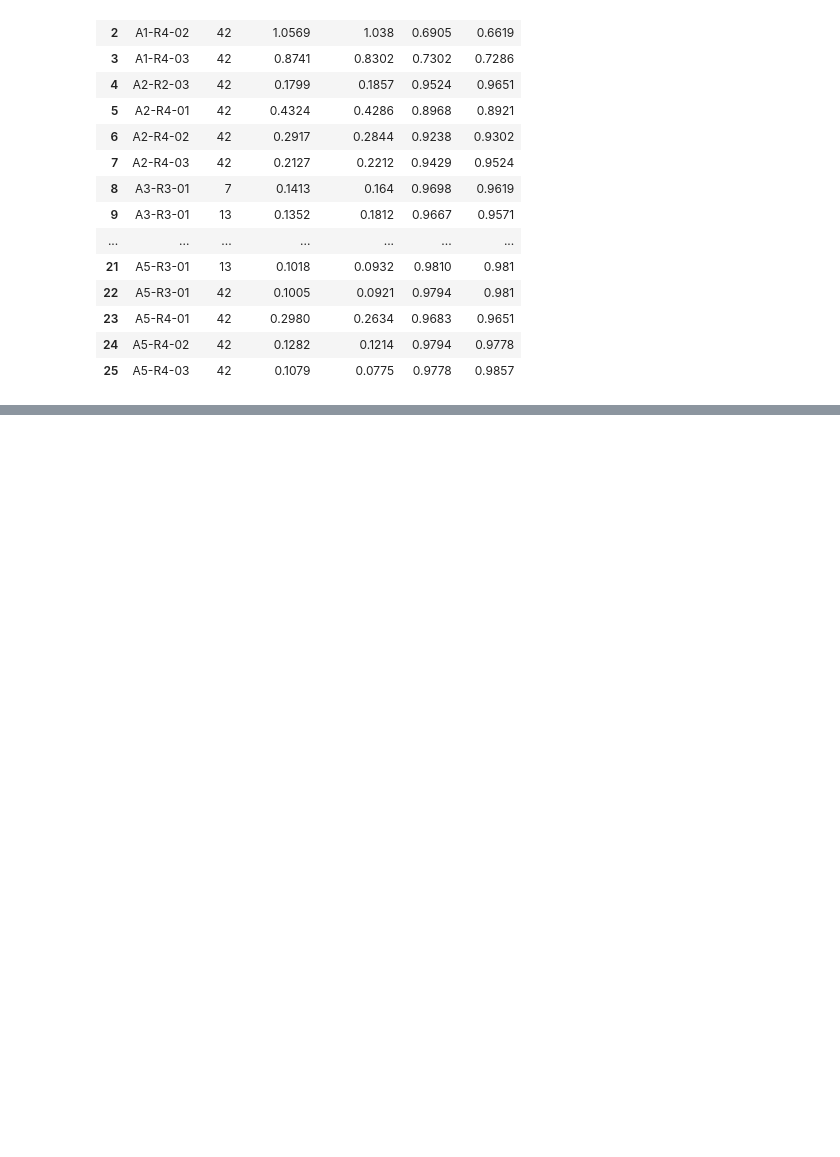
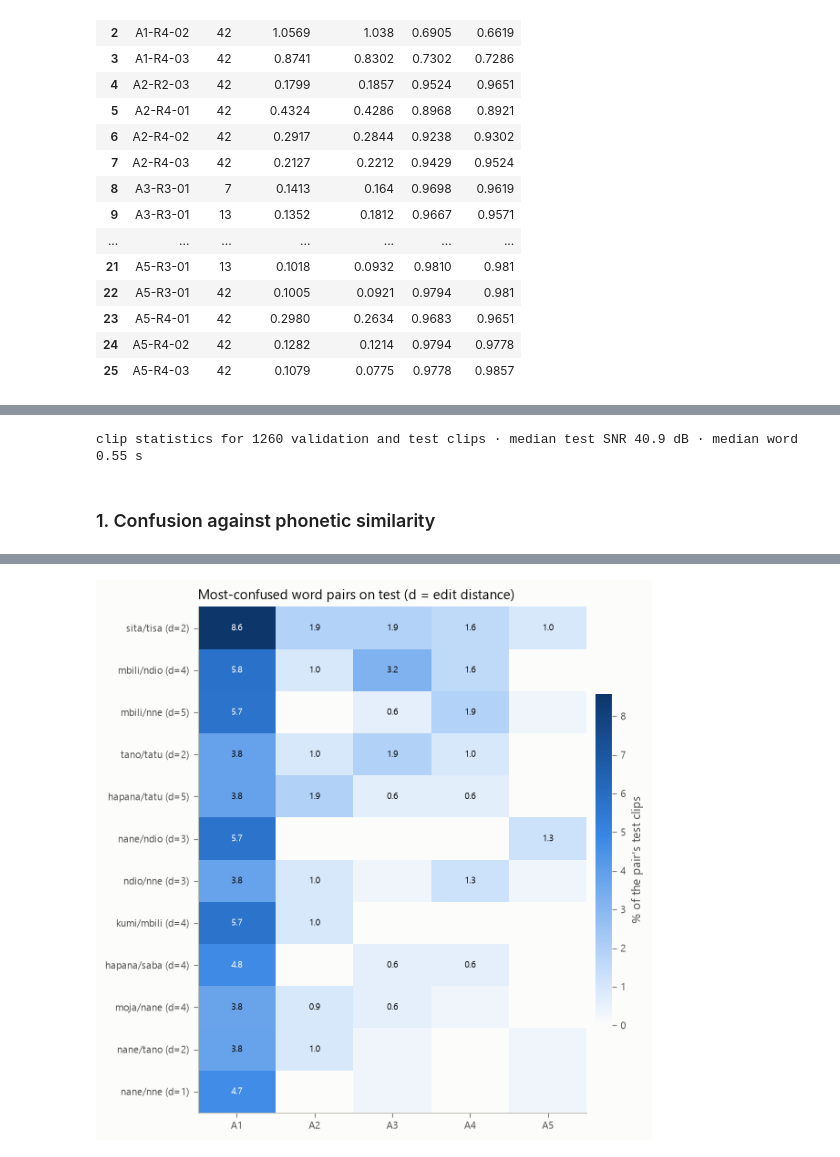
Before and after one commit to Hassan-Adelani-Luqman/nlp-sequential-modeling-group21, a Jupyter notebook: notebooks/06_results_error_analysis.ipynb, the cells around one changed output, grey strips where cells are left out. Cells and saved outputs as stored; diff of their text form; code cells hidden in the pictures; blank space fills up the shorter version.

```diff
--- a/notebooks/06_results_error_analysis.ipynb
+++ b/notebooks/06_results_error_analysis.ipynb
@@ -788,0 +802,75 @@ A5 XLS-R (fine-tuned) & 316M & 13.0 & 871 & 0.093 $\pm$ 0.001 & 98.1 $\pm$ 0.1 &
+# %%
+from joblib import Parallel, delayed
+from scipy.stats import mannwhitneyu, spearmanr
+from sklearn.metrics import confusion_matrix
+from src.features import PRESETS, clip_stats
+from src.plotting import SERIES, blue_cmap
+
+STATS = find("metrics", "clip_stats_eval.csv")
+needed = pd.concat([val, test]).reset_index(drop=True)
+stats = pd.read_csv(STATS) if STATS.exists() else pd.DataFrame()
+if not set(needed.id) <= set(stats.get("id", [])):
+    stats = pd.DataFrame(Parallel(n_jobs=-1)(delayed(clip_stats)(p) for p in needed.path))
+    stats.to_csv(results_dir() / "metrics" / "clip_stats_eval.csv", index=False)
+stats = stats.set_index("id")
+T = stats.loc[test.id].reset_index()            # test clips, in test order
+pred42 = {a: P[a][42].argmax(1) for a in shown}
+conf42 = {a: P[a][42].max(1) for a in shown}
+print(f"clip statistics for {len(stats)} validation and test clips · median test SNR {T.snr_db.median():.1f} dB · "
+      f"median word {T.word_s.median():.2f} s")
+# %% [output]
+clip statistics for 1260 validation and test clips · median test SNR 40.9 dB · median word 0.55 s
+# %% [markdown]
+### 1. Confusion against phonetic similarity
+# %%
+def edit_distance(a, b):
+    '''Levenshtein distance between two spellings (Swahili spelling is close to phonemic), as in the EDA.'''
+    d = np.arange(len(b) + 1)
+    for i, ca in enumerate(a, 1):
+        prev, d[0] = d[0], i
+        for j, cb in enumerate(b, 1):
+            prev, d[j] = d[j], min(d[j] + 1, d[j - 1] + 1, prev + (ca != cb))
+    return int(d[-1])
+
+
+D = np.array([[edit_distance(a, b) for b in NAMES] for a in NAMES])
+PAIRS = [(i, j) for i in range(len(NAMES)) for j in range(i + 1, len(NAMES))]
+
+
+def pair_rates(a):
+    '''Symmetric confusion rate per word pair: clips of either word heard as the other, pooled over seeds.'''
+    cm = sum(confusion_matrix(y_test, P[a][s].argmax(1), labels=range(len(NAMES))) for s in P[a])
+    n = cm.sum(1)
+    return np.array([(cm[i, j] + cm[j, i]) / (n[i] + n[j]) for i, j in PAIRS])
+
+
+rates = {a: pair_rates(a) for a in shown}
+dist = np.array([D[i, j] for i, j in PAIRS])
+rows = []
+for a in shown:
+    rho, p = spearmanr(rates[a], dist)
+    top = [f"{NAMES[PAIRS[k][0]]}/{NAMES[PAIRS[k][1]]} {100 * rates[a][k]:.1f}%" for k in np.argsort(-rates[a])[:3] if rates[a][k] > 0]
+    rows.append({"model": a, "seeds pooled": len(P[a]), "Spearman ρ (rate vs edit distance)": rho, "p": p,
+                 "pairs ever confused": int((rates[a] > 0).sum()), "top confused pairs": "; ".join(top)})
+display(pd.DataFrame(rows).style.format({"Spearman ρ (rate vs edit distance)": "{:+.2f}", "p": "{:.2g}"}).hide(axis="index"))
+
+# The pairs any model confuses most, with their edit distance
+mean_rate = np.mean([rates[a] for a in shown], axis=0)
+top_pairs = [k for k in np.argsort(-mean_rate)[:12] if mean_rate[k] > 0]
+grid = np.array([[100 * rates[a][k] for a in shown] for k in top_pairs])
+fig, ax = plt.subplots(figsize=(6.2, 0.42 * len(top_pairs) + 1.2))
+im = ax.imshow(grid, cmap=blue_cmap(), aspect="auto", vmin=0)
+ax.set_xticks(range(len(shown)), shown)
+ax.set_yticks(range(len(top_pairs)), [f"{NAMES[PAIRS[k][0]]}/{NAMES[PAIRS[k][1]]} (d={dist[k]})" for k in top_pairs])
+ax.grid(False)
+for r in range(grid.shape[0]):
+    for c in range(grid.shape[1]):
+        if grid[r, c] >= 0.5:
+            ax.text(c, r, f"{grid[r, c]:.1f}", ha="center", va="center", fontsize=7.5,
+                    color="white" if grid[r, c] > grid.max() * 0.55 else "#0b0b0b")
+fig.colorbar(im, ax=ax, fraction=0.04, pad=0.02, label="% of the pair's test clips").outline.set_visible(False)
+ax.set_title("Most-confused word pairs on test (d = edit distance)", loc="left")
+fig.tight_layout()
+save_figure(fig, "p8_confused_pairs")
+plt.show()
+# %% [output]
@@ -788,0 +883 @@ A5 XLS-R (fine-tuned) & 316M & 13.0 & 871 & 0.093 $\pm$ 0.001 & 98.1 $\pm$ 0.1 &
+[figure, added]
```
Also changed, not shown: parts of 18 cells of this notebook, 7 other files.
